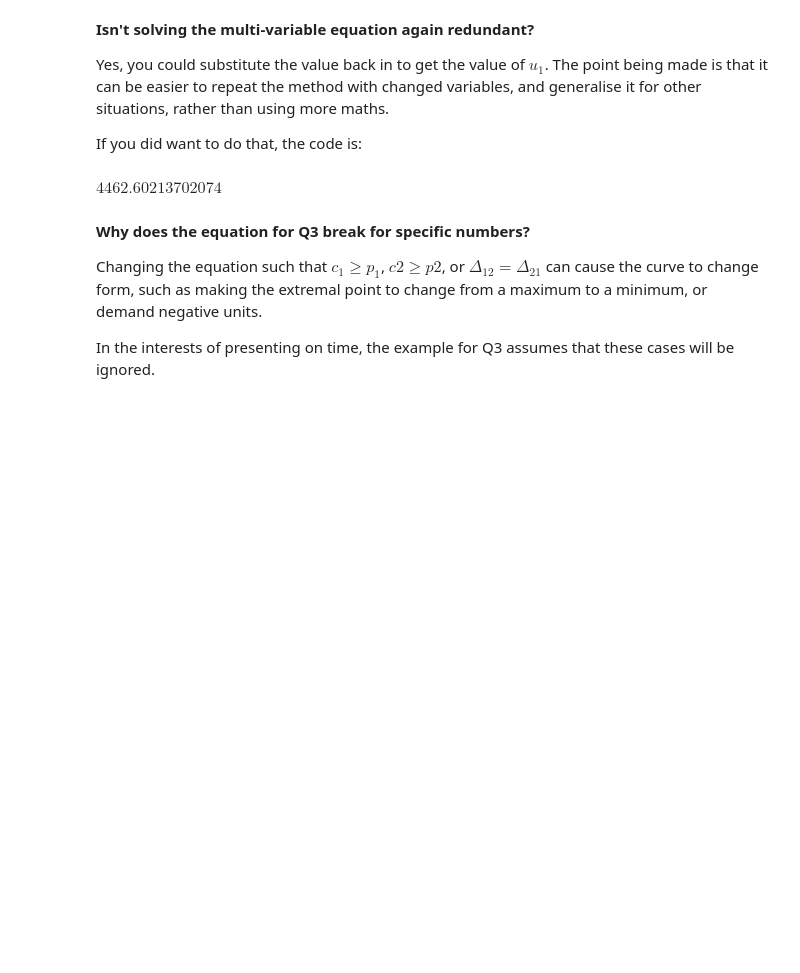
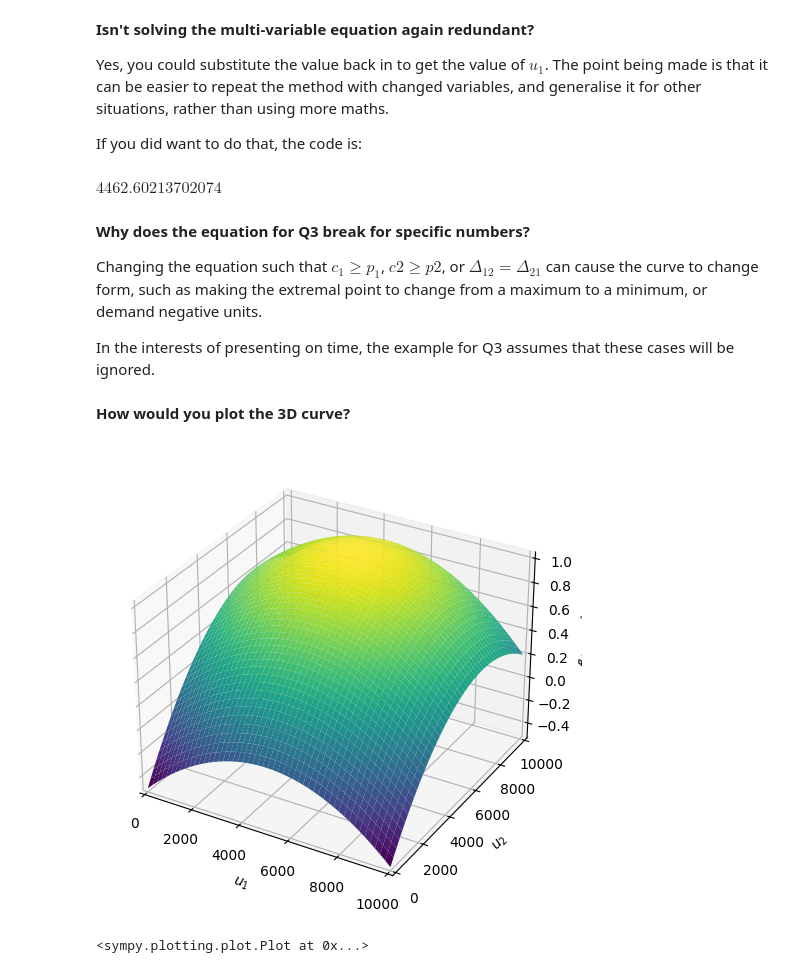
Before and after one commit to ekohilas/python-ate-my-homework, a Jupyter notebook: python_ate_my_homework_pycon_us_2024.ipynb, the cells around one changed output. Cells and saved outputs as stored; diff of their text form; code cells hidden in the pictures; blank space fills up the shorter version.

```diff
--- a/python_ate_my_homework_pycon_us_2024.ipynb
+++ b/python_ate_my_homework_pycon_us_2024.ipynb
@@ -829,3 +829,15 @@ $\displaystyle 4462.60213702074$
 Changing the equation such that $c_1 \ge p_1$, $c2 \ge p2$, or $\Delta_{12} = \Delta_{21}$ can cause the curve to change form, such as making the extremal point to change from a maximum to a minimum, or demand negative units.
 
 In the interests of presenting on time, the example for Q3 assumes that these cases will be ignored.
+# %% [markdown]
+**How would you plot the 3D curve?**
+# %%
+from sympy.plotting.plot import plot3d
+plot3d(
+    equation.subs(constants),
+    (u1, 0, 10_000),
+    (u2, 0, 10_000),
+)
+# %% [output]
+[figure, added]
+<sympy.plotting.plot.Plot at 0x...>
```
Also changed, not shown: parts of 4 cells of this notebook.
